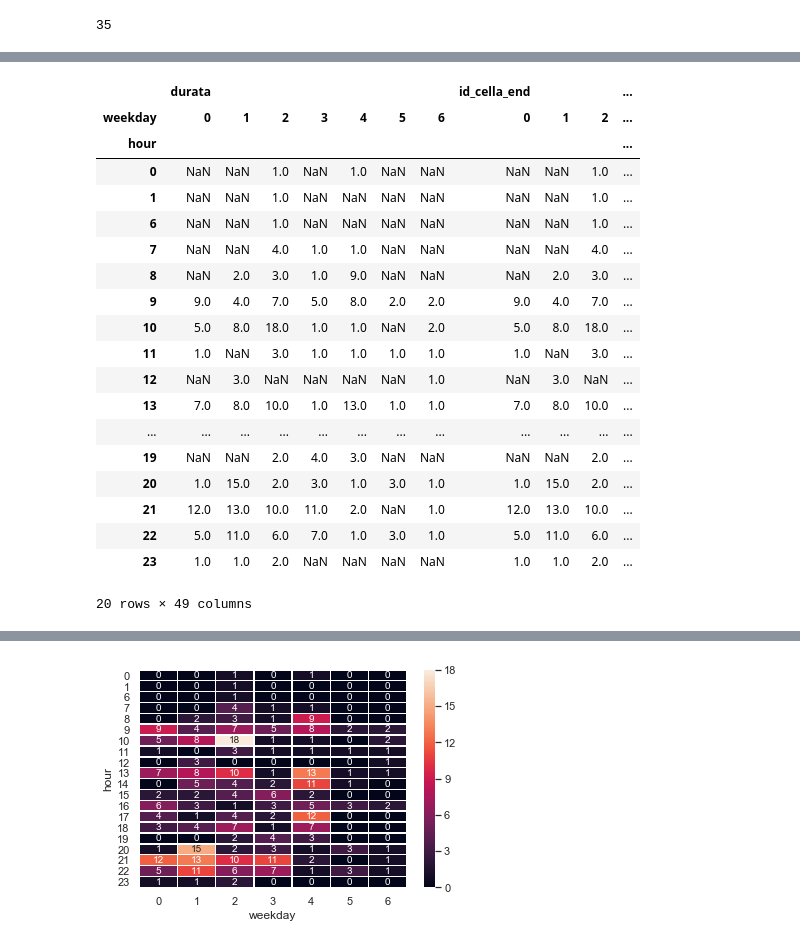
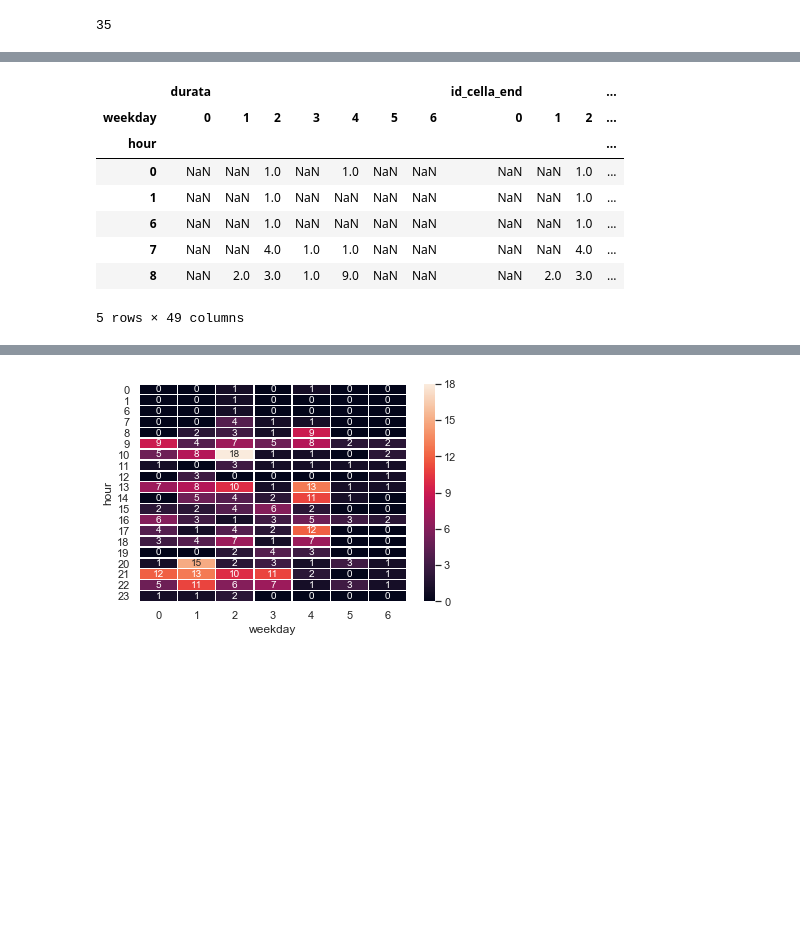
Before and after one commit to Narges1365/cdr-data, a Jupyter notebook: SampleDataAnalysis.ipynb, the cells around one changed output, grey strips where cells are left out. Saved outputs shown, nothing was run; the diff lists cells and outputs as text; code cells hidden in the pictures; blank space fills up the shorter version.

```diff
--- a/SampleDataAnalysis.ipynb
+++ b/SampleDataAnalysis.ipynb
@@ -106,29 +106,18 @@ cdr_matrix = cdr_raw.pivot_table(index=cdr_raw["hour"],columns=cdr_raw["weekday"
 # %%
 #The table is indexed based on "hour" and columned on weekdays (namely 0,1,2,3,4,5,6) and
 #aggregated based on len, which means we get the length of each dimension. Actually, it means we get the count
 #The aggregated data are for each of the columns of cdr_raw and are duplicate
-cdr_matrix
+cdr_matrix.head()
 # %% [output]
 |  | durata |  |  |  |  |  |  | id_cella_end |  |  | ... |
 | weekday | 0 | 1 | 2 | 3 | 4 | 5 | 6 | 0 | 1 | 2 | ... |
 | hour |  |  |  |  |  |  |  |  |  |  | ... |
 | 0 | NaN | NaN | 1.0 | NaN | 1.0 | NaN | NaN | NaN | NaN | 1.0 | ... |
 | 1 | NaN | NaN | 1.0 | NaN | NaN | NaN | NaN | NaN | NaN | 1.0 | ... |
 | 6 | NaN | NaN | 1.0 | NaN | NaN | NaN | NaN | NaN | NaN | 1.0 | ... |
 | 7 | NaN | NaN | 4.0 | 1.0 | 1.0 | NaN | NaN | NaN | NaN | 4.0 | ... |
 | 8 | NaN | 2.0 | 3.0 | 1.0 | 9.0 | NaN | NaN | NaN | 2.0 | 3.0 | ... |
-| 9 | 9.0 | 4.0 | 7.0 | 5.0 | 8.0 | 2.0 | 2.0 | 9.0 | 4.0 | 7.0 | ... |
-| 10 | 5.0 | 8.0 | 18.0 | 1.0 | 1.0 | NaN | 2.0 | 5.0 | 8.0 | 18.0 | ... |
-| 11 | 1.0 | NaN | 3.0 | 1.0 | 1.0 | 1.0 | 1.0 | 1.0 | NaN | 3.0 | ... |
-| 12 | NaN | 3.0 | NaN | NaN | NaN | NaN | 1.0 | NaN | 3.0 | NaN | ... |
-| 13 | 7.0 | 8.0 | 10.0 | 1.0 | 13.0 | 1.0 | 1.0 | 7.0 | 8.0 | 10.0 | ... |
-| ... | ... | ... | ... | ... | ... | ... | ... | ... | ... | ... | ... |
-| 19 | NaN | NaN | 2.0 | 4.0 | 3.0 | NaN | NaN | NaN | NaN | 2.0 | ... |
-| 20 | 1.0 | 15.0 | 2.0 | 3.0 | 1.0 | 3.0 | 1.0 | 1.0 | 15.0 | 2.0 | ... |
-| 21 | 12.0 | 13.0 | 10.0 | 11.0 | 2.0 | NaN | 1.0 | 12.0 | 13.0 | 10.0 | ... |
-| 22 | 5.0 | 11.0 | 6.0 | 7.0 | 1.0 | 3.0 | 1.0 | 5.0 | 11.0 | 6.0 | ... |
-| 23 | 1.0 | 1.0 | 2.0 | NaN | NaN | NaN | NaN | 1.0 | 1.0 | 2.0 | ... |
-20 rows × 49 columns
+5 rows × 49 columns
 # %%
 #To remove duplicates, we select just one column. We can choose any column
 cdr_matrix = cdr_matrix["durata"]
```
Also changed, not shown: parts of 5 cells of this notebook.
